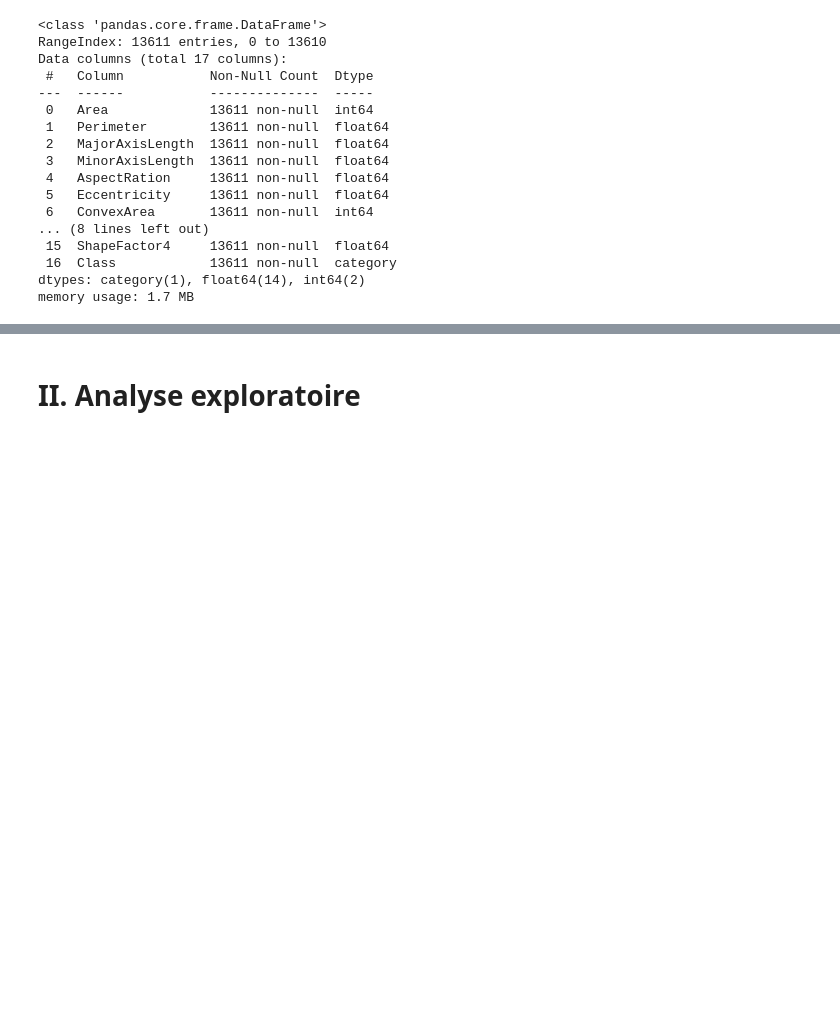
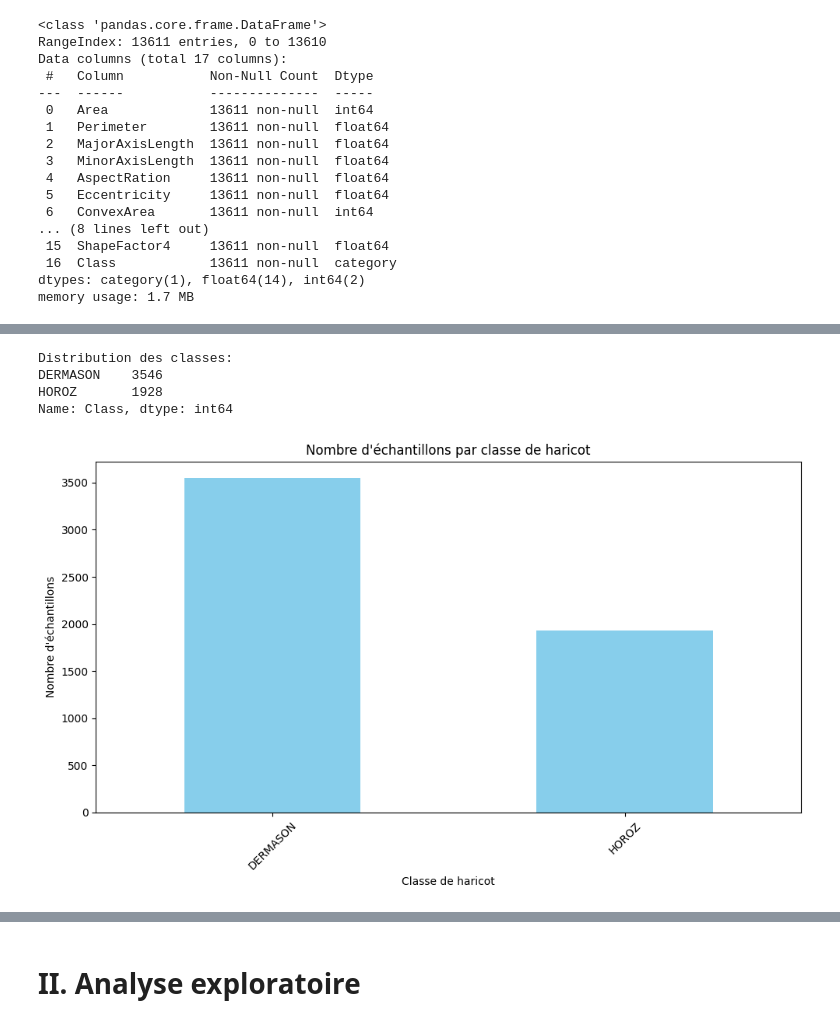
Before and after one commit to mariekrh/SVM, a Jupyter notebook: Projet/Dry_bean.ipynb, the cells around one changed output, grey strips where cells are left out. Saved outputs shown, nothing was run; the diff lists cells and outputs as text; code cells hidden in the pictures; blank space fills up the shorter version.

```diff
--- a/Projet/Dry_bean.ipynb
+++ b/Projet/Dry_bean.ipynb
@@ -193,0 +252,21 @@ df.drop(columns=['ShapeFactor4'], inplace=True)
+# %%
+# Visualisation de la distribution des classes
+print("\nDistribution des classes:")
+class_counts = df['Class'].value_counts()
+print(class_counts)
+
+plt.figure(figsize=(10, 6))
+class_counts.plot(kind='bar', color='skyblue')
+plt.title('Nombre d\'échantillons par classe de haricot')
+plt.xlabel('Classe de haricot')
+plt.ylabel('Nombre d\'échantillons')
+plt.xticks(rotation=45)
+plt.tight_layout()
+plt.savefig('distribution_classes.png')
+plt.show()
+# %% [output]
+Distribution des classes:
+DERMASON    3546
+HOROZ       1928
+Name: Class, dtype: int64
+[figure, added]
```
Also changed, not shown: parts of 31 cells of this notebook.
